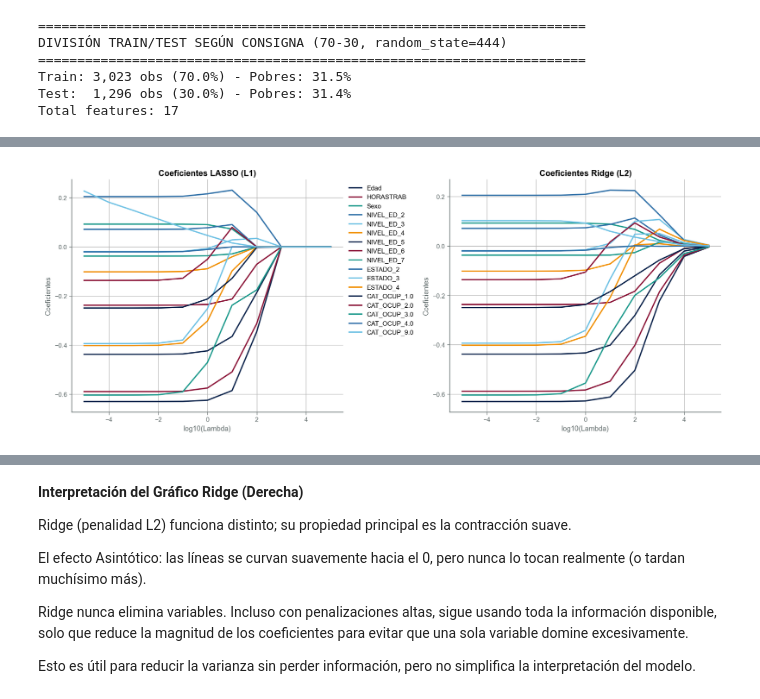
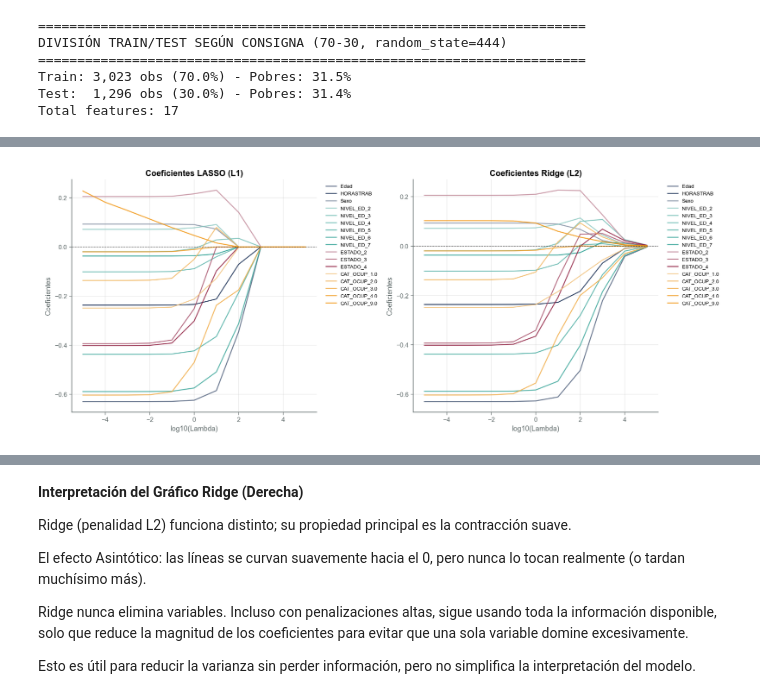
Before and after one commit to paulaleylen/BigDataUBA-Grupo10, a Jupyter notebook: TP4/Program_TP4_Grupo10.ipynb, the cells around one changed output, grey strips where cells are left out. Cells and saved outputs as stored; diff of their text form; code cells hidden in the pictures.

```diff
--- a/TP4/Program_TP4_Grupo10.ipynb
+++ b/TP4/Program_TP4_Grupo10.ipynb
@@ -98,43 +104,100 @@ X_std = scaler.fit_transform(X)
 n_values = range(-5, 6)
 lambdas = [10**n for n in n_values]
 Cs = [1/l for l in lambdas] # Scikit-learn usa C, que es 1/lambda
 
 # Entrenar modelos y guardar coeficientes
 coefs_lasso = []
 coefs_ridge = []
 
 for c in Cs:
     # LASSO (Penalty L1)
     # solver='liblinear' funciona bien para datasets pequeños/medianos con L1
     lasso = LogisticRegression(penalty='l1', C=c, solver='liblinear', random_state=42)
     lasso.fit(X_std, y)
     coefs_lasso.append(lasso.coef_[0])
 
     # RIDGE (Penalty L2)
     ridge = LogisticRegression(penalty='l2', C=c, solver='lbfgs', random_state=42)
     ridge.fit(X_std, y)
     coefs_ridge.append(ridge.coef_[0])
 
+# Definir paleta de colores por grupo de variables usando colores institucionales
+import matplotlib.colors as mcolors
+
+def generar_tonos(color_base, n_tonos):
+    """Genera tonos progresivos a partir de un color base UBA-FCE"""
+    rgb = mcolors.to_rgb(color_base)
+    tonos = []
+    for i in range(n_tonos):
+        factor = 0.5 + (i * 0.5 / max(n_tonos - 1, 1))  # de 50% a 100% intensidad
+        tono = tuple(min(1.0, c * factor + (1 - factor) * 0.95) for c in rgb)
+        tonos.append(mcolors.to_hex(tono))
+    return tonos
+
+# Contar cuántas dummies hay por categoría
+nivel_ed_vars = [col for col in X.columns if 'NIVEL_ED' in col]
+estado_vars = [col for col in X.columns if 'ESTADO' in col]
+cat_ocup_vars = [col for col in X.columns if 'CAT_OCUP' in col]
+
+# Generar paletas basadas en colores institucionales
+tonos_azul = generar_tonos(COLORES['azul_uba'], 3)  # Para Sexo, Edad, HORASTRAB
+tonos_verde = generar_tonos(COLORES['verde_eco'], len(nivel_ed_vars))  # Para NIVEL_ED
+tonos_bordo = generar_tonos(COLORES['bordo'], len(estado_vars))  # Para ESTADO
+tonos_naranja = generar_tonos(COLORES['naranja'], len(cat_ocup_vars))  # Para CAT_OCUP
+
+# Crear diccionario de colores por variable
+colores_vars = {}
+idx_nivel = 0
+idx_estado = 0
+idx_cat = 0
+
+for col in X.columns:
+    if col == 'Sexo':
+        colores_vars[col] = tonos_azul[0]
+    elif col == 'Edad':
+        colores_vars[col] = tonos_azul[1]
+    elif col == 'HORASTRAB':
+        colores_vars[col] = tonos_azul[2]
+    elif 'NIVEL_ED' in col:
+        colores_vars[col] = tonos_verde[idx_nivel]
+        idx_nivel += 1
+    elif 'ESTADO' in col:
+        colores_vars[col] = tonos_bordo[idx_estado]
+        idx_estado += 1
+    elif 'CAT_OCUP' in col:
+        colores_vars[col] = tonos_naranja[idx_cat]
+        idx_cat += 1
+    else:
+        colores_vars[col] = COLORES['gris']
+
 # Graficar
 fig, ax = plt.subplots(1, 2, figsize=(15, 6))
 
 # Gráfico LASSO
-ax[0].plot(np.log10(lambdas), coefs_lasso)
-ax[0].set_xlabel('log10(Lambda)')
-ax[0].set_ylabel('Coeficientes')
-ax[0].set_title('Coeficientes LASSO (L1)')
-ax[0].legend(X.columns, bbox_to_anchor=(1, 1))
-ax[0].grid(True)
+for i, col in enumerate(X.columns):
+    ax[0].plot(np.log10(lambdas), [c[i] for c in coefs_lasso],
+               color=colores_vars[col], label=col, linewidth=1.5, alpha=0.8)
+ax[0].set_xlabel('log10(Lambda)', fontsize=11)
+ax[0].set_ylabel('Coeficientes', fontsize=11)
+ax[0].set_title('Coeficientes LASSO (L1)', fontsize=13, fontweight='bold')
+ax[0].legend(bbox_to_anchor=(1.02, 1), loc='upper left', fontsize=8)
+ax[0].grid(True, alpha=0.3)
+ax[0].axhline(0, color='black', linewidth=0.8, linestyle='--', alpha=0.5)
 
 # Gráfico Ridge
-ax[1].plot(np.log10(lambdas), coefs_ridge)
-ax[1].set_xlabel('log10(Lambda)')
-ax[1].set_ylabel('Coeficientes')
-ax[1].set_title('Coeficientes Ridge (L2)')
-ax[1].grid(True)
+for i, col in enumerate(X.columns):
+    ax[1].plot(np.log10(lambdas), [c[i] for c in coefs_ridge],
+               color=colores_vars[col], label=col, linewidth=1.5, alpha=0.8)
+ax[1].set_xlabel('log10(Lambda)', fontsize=11)
+ax[1].set_ylabel('Coeficientes', fontsize=11)
+ax[1].set_title('Coeficientes Ridge (L2)', fontsize=13, fontweight='bold')
+ax[1].legend(bbox_to_anchor=(1.02, 1), loc='upper left', fontsize=8)
+ax[1].grid(True, alpha=0.3)
+ax[1].axhline(0, color='black', linewidth=0.8, linestyle='--', alpha=0.5)
 
 plt.tight_layout()
+plt.savefig('graficos/ridge_lasso_coeficientes.png', dpi=300, bbox_inches='tight')
 plt.show()
 # %% [output]
-[figure, old version]
+[figure, new version]
 # %% [markdown]
```
Also changed, not shown: parts of 19 cells of this notebook, 7 other files.
